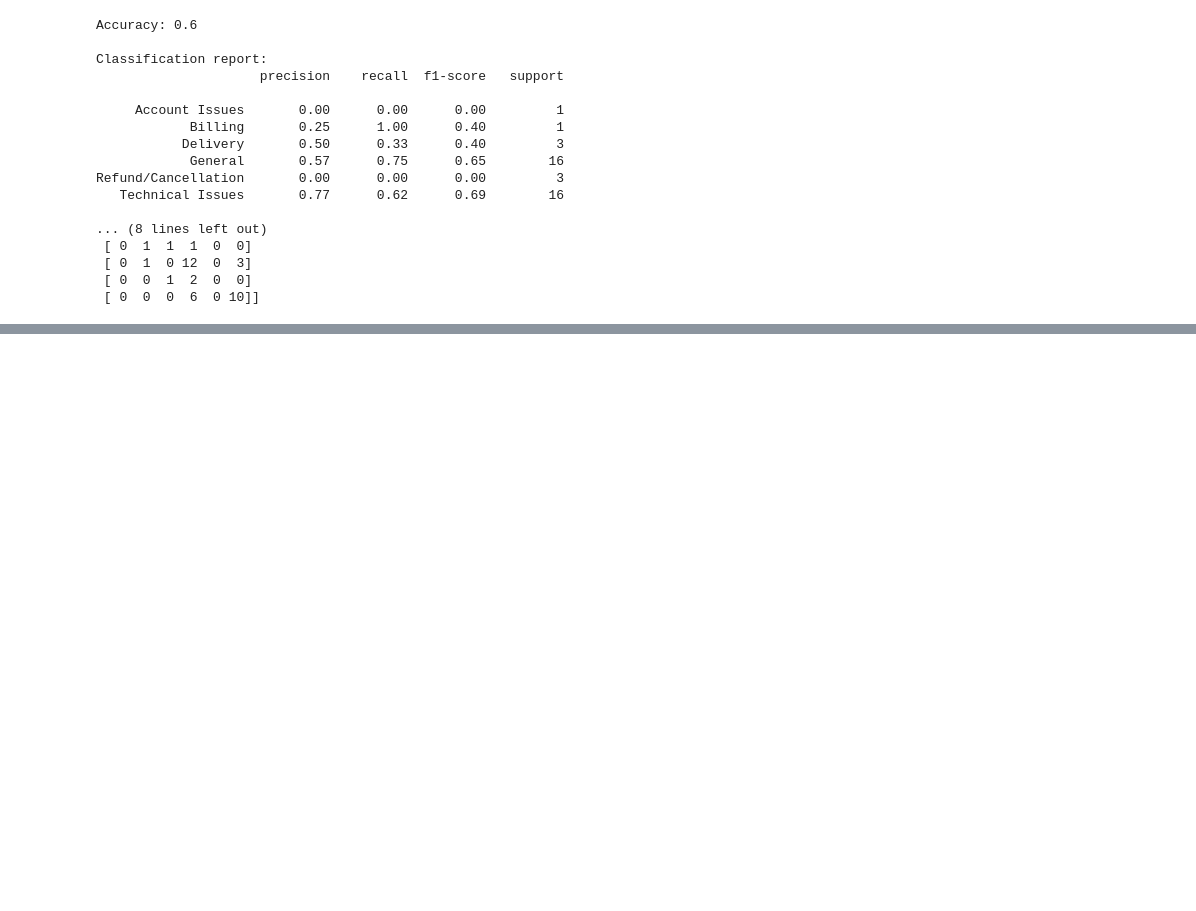
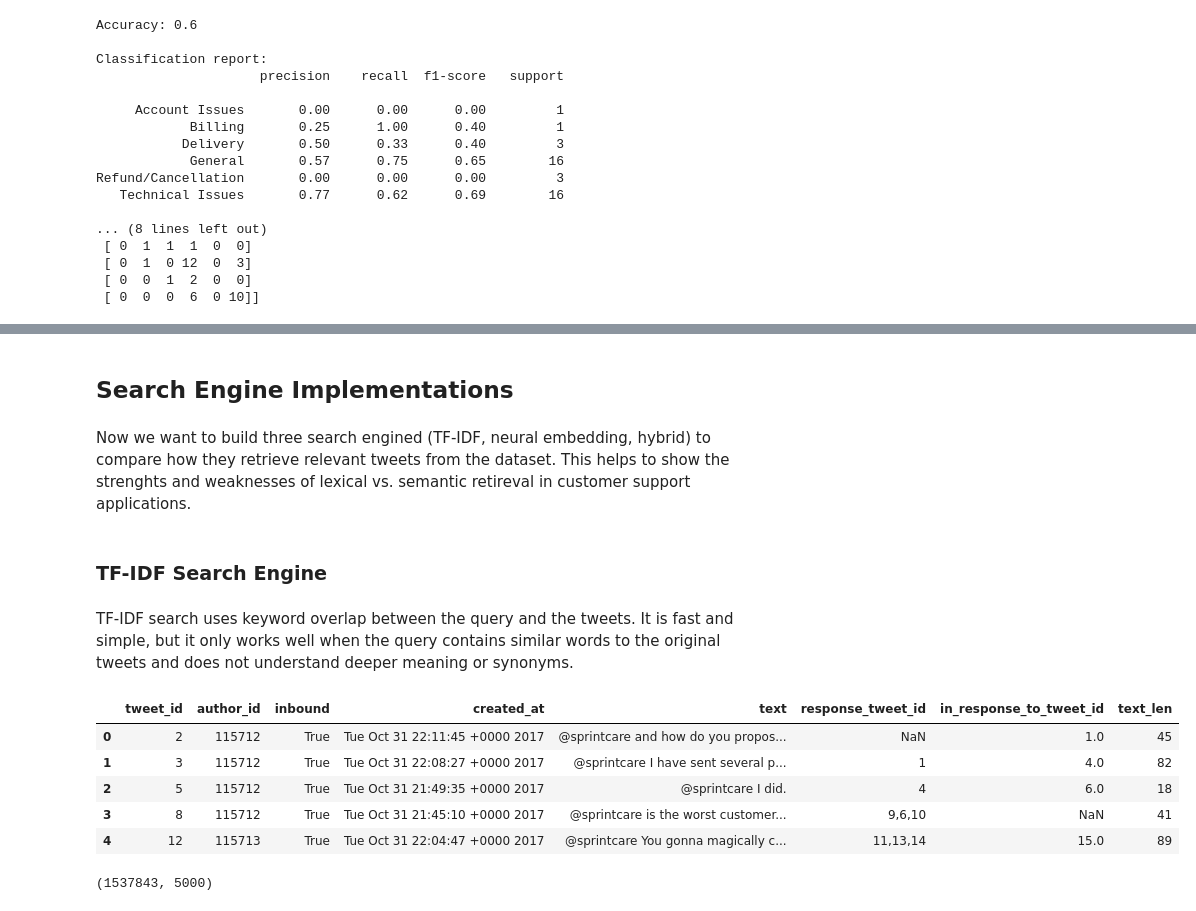
Before and after one commit to giorgi00798/NLP-Group-Assignment-Customer-Support-on-Twitter, a Jupyter notebook: NLP_Group_Assignment.ipynb, the cells around one changed output, grey strips where cells are left out. Drawn from its saved outputs; the diff is of its cells as text; code cells hidden in the pictures; blank space fills up the shorter version.

```diff
--- a/NLP_Group_Assignment.ipynb
+++ b/NLP_Group_Assignment.ipynb
@@ -506,0 +515,8 @@ The prompting-based approach achieved an accuracy of 60% on the 40-tweet evaluat
+# %% [markdown]
+## Search Engine Implementations
+# %% [markdown]
+Now we want to build three search engined (TF-IDF, neural embedding, hybrid) to compare how they retrieve relevant tweets from the dataset. This helps to show the strenghts and weaknesses of lexical vs. semantic retireval in customer support applications.
+# %% [markdown]
+### TF-IDF Search Engine
+# %% [markdown]
+TF-IDF search uses keyword overlap between the query and the tweets. It is fast and simple, but it only works well when the query contains similar words to the original tweets and does not understand deeper meaning or synonyms.
@@ -506,0 +525,19 @@ The prompting-based approach achieved an accuracy of 60% on the 40-tweet evaluat
+# %%
+search_df = customer_df.copy().reset_index(drop=True)
+
+search_df['text'] = search_df['text'].fillna('')
+search_df.head()
+# %% [output]
+|  | tweet_id | author_id | inbound | created_at | text | response_tweet_id | in_response_to_tweet_id | text_len |
+| 0 | 2 | 115712 | True | Tue Oct 31 22:11:45 +0000 2017 | @sprintcare and how do you propos... | NaN | 1.0 | 45 |
+| 1 | 3 | 115712 | True | Tue Oct 31 22:08:27 +0000 2017 | @sprintcare I have sent several p... | 1 | 4.0 | 82 |
+| 2 | 5 | 115712 | True | Tue Oct 31 21:49:35 +0000 2017 | @sprintcare I did. | 4 | 6.0 | 18 |
+| 3 | 8 | 115712 | True | Tue Oct 31 21:45:10 +0000 2017 | @sprintcare is the worst customer... | 9,6,10 | NaN | 41 |
+| 4 | 12 | 115713 | True | Tue Oct 31 22:04:47 +0000 2017 | @sprintcare You gonna magically c... | 11,13,14 | 15.0 | 89 |
+# %%
+tfidf_search_vectorizer = TfidfVectorizer(stop_words='english', max_features=5000)
+
+tfidf_search_matrix = tfidf_search_vectorizer.fit_transform(search_df['text'])
+tfidf_search_matrix.shape
+# %% [output]
+(1537843, 5000)
```
Also changed, not shown: parts of 28 cells of this notebook.
